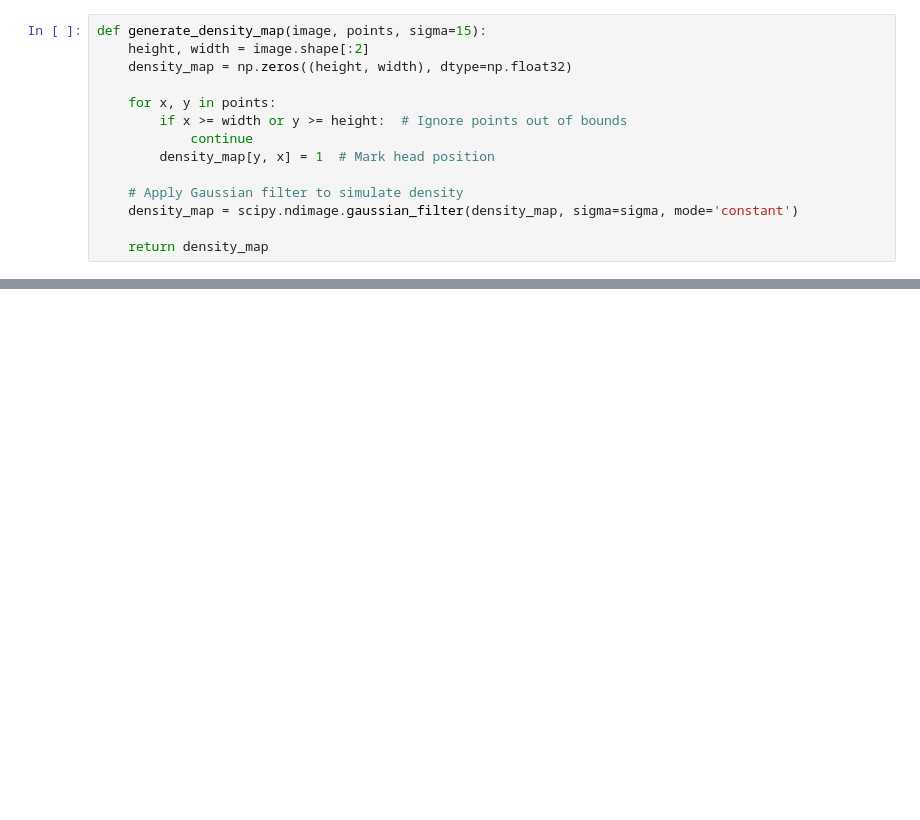
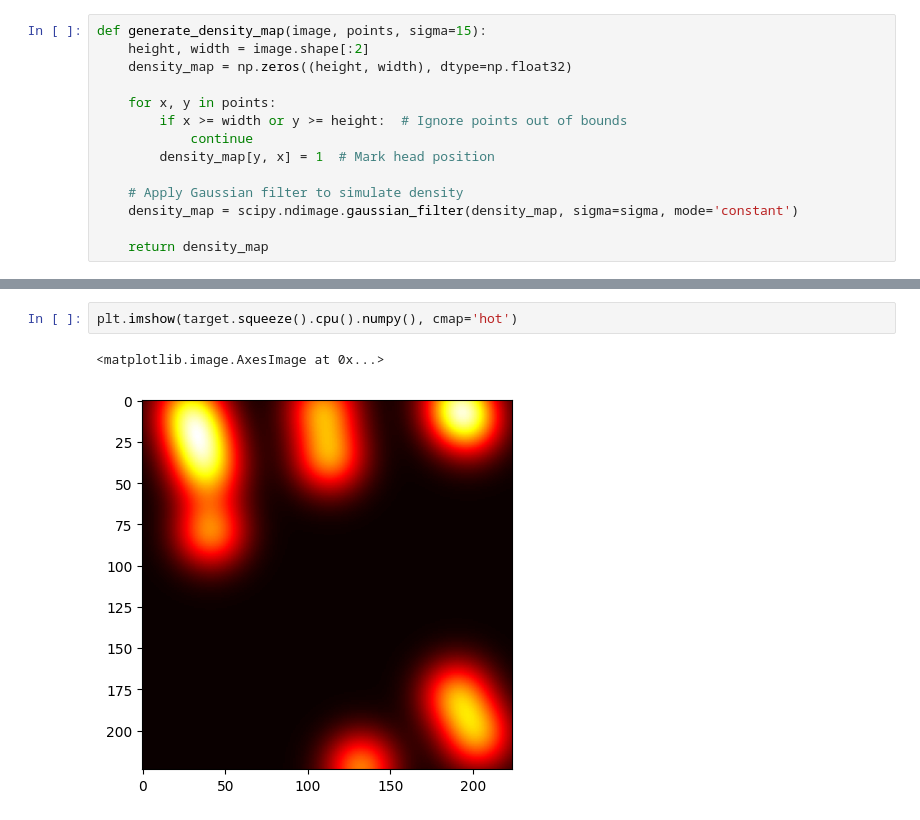
Before and after one commit to ryang5231/EE417-Crowd-Counting, a Jupyter notebook: model.ipynb, the cells around one changed output, grey strips where cells are left out. Drawn from its saved outputs; the diff is of its cells as text; blank space fills up the shorter version.

```diff
--- a/model.ipynb
+++ b/model.ipynb
@@ -190,0 +256,5 @@ trained_model = train_model(model, train_loader, val_loader, num_epochs=25)
+# %%
+plt.imshow(target.squeeze().cpu().numpy(), cmap='hot')
+# %% [output]
+<matplotlib.image.AxesImage at 0x...>
+[figure, added]
```
Also changed, not shown: parts of 13 cells of this notebook, 1 other file.
